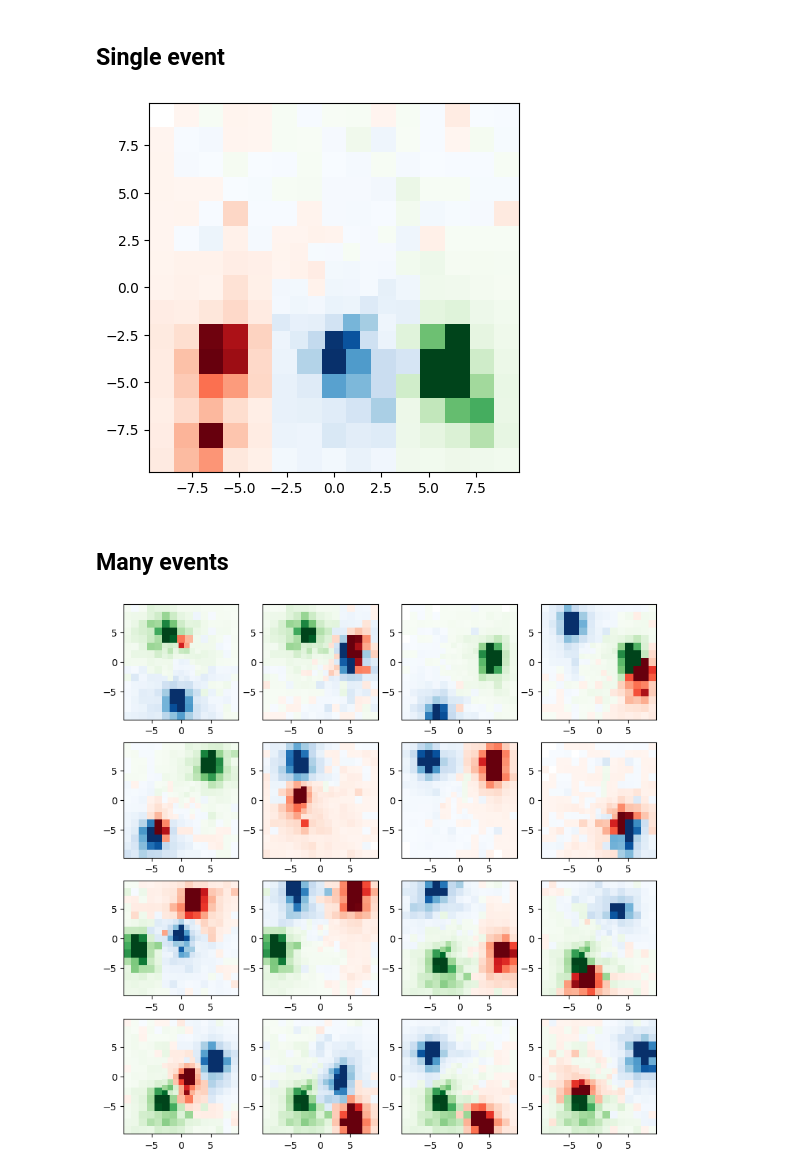
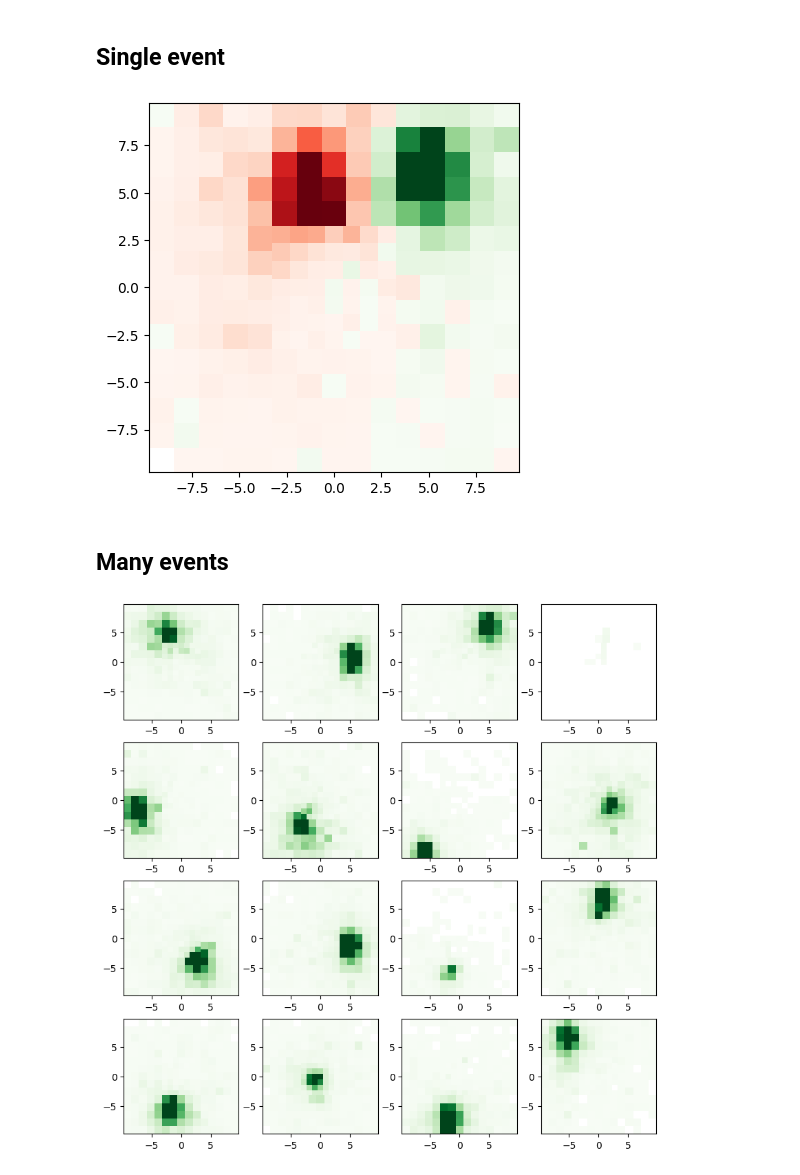
Before and after one commit to Bjartensen/python_focalh_clustering, a Jupyter notebook: notebooks/inspect.ipynb, the cells around one changed output. Saved outputs shown, nothing was run; the diff lists cells and outputs as text; code cells hidden in the pictures.

```diff
--- a/notebooks/inspect.ipynb
+++ b/notebooks/inspect.ipynb
@@ -10,24 +10,24 @@ import focal
 # %% [markdown]
 ## Single event
 # %%
-filename = "/home/bjartur/workspace/python_focalh_clustering/data/E150_P3_N100.root"
+filename = "/home/bjartur/workspace/python_focalh_clustering/data/E300_P2_N1000.root"
 def plot_single(filename, event=0, ax=None):
     if ax is None:
         fig,ax = plt.subplots(figsize=(10,10))
 
     tfile = ROOT.TFile(filename, "READ")
     ttree = tfile.Get("EventsTree")
     foc = focal.FocalH()
 
     foc.heatmap(ttree, event, ax)
     tfile.Close()
 
 fig,ax = plt.subplots()
-plot_single(filename, 55, ax)
-#fig.savefig("transform_heatmap.png", bbox_inches="tight")
+plot_single(filename, 10, ax)
+#fig.savefig("single_particle_example.png", bbox_inches="tight")
 
 #plot_single(filename, 1)
 # %% [output]
-[figure, old version]
+[figure, new version]
 # %% [markdown]
 ## Many events
@@ -50,6 +47,9 @@ def plot_many(filename):
         foc.heatmap(ttree, i, ax[i])
     tfile.Close()
 
+
+filename = "/home/bjartur/workspace/focalh_data_transformer/data/converted/E300_P1_N1000.root"
+#file = ROOT.TFile("/home/bjartur/workspace/focalh_data_transformer/data/converted/E300_P2_N1000.root", "READ")
 plot_many(filename)
 # %% [output]
-[figure, old version]
+[figure, new version]
```
Also changed, not shown: parts of 1 cell of this notebook, 5 other files.
